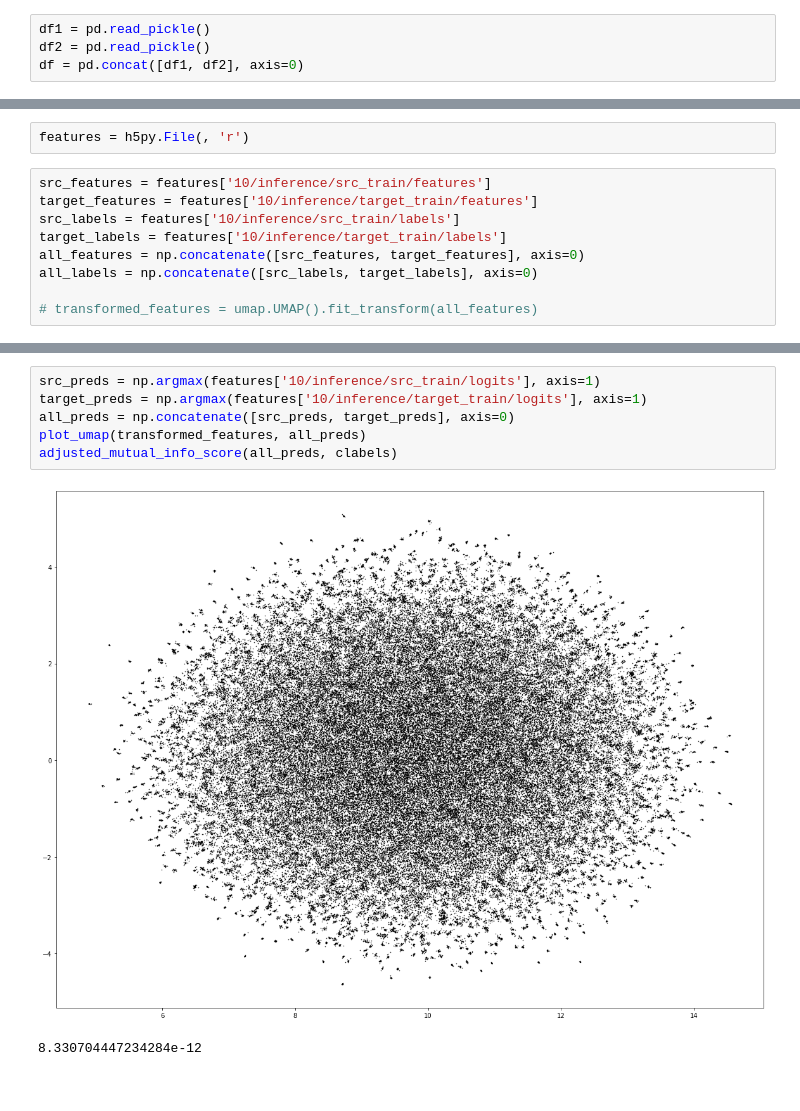
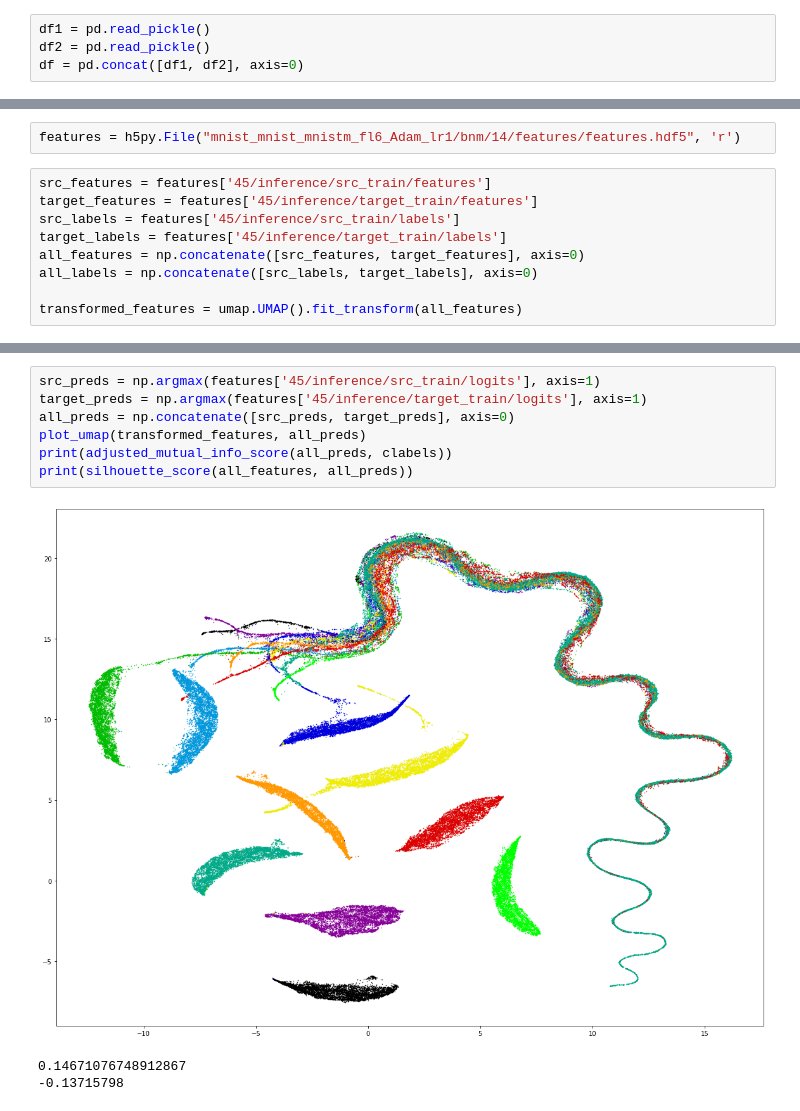
Before and after one commit to KevinMusgrave/powerful-benchmarker, a Jupyter notebook: notebooks/ClassSSMNIST.ipynb, the cells around one changed output, grey strips where cells are left out. Cells and saved outputs as stored; diff of their text form.

```diff
--- a/notebooks/ClassSSMNIST.ipynb
+++ b/notebooks/ClassSSMNIST.ipynb
@@ -27,14 +39,14 @@ z
 # %%
-features = h5py.File(, 'r')
+features = h5py.File("mnist_mnist_mnistm_fl6_Adam_lr1/bnm/14/features/features.hdf5", 'r')
 # %%
-src_features = features['10/inference/src_train/features']
-target_features = features['10/inference/target_train/features']
-src_labels = features['10/inference/src_train/labels']
-target_labels = features['10/inference/target_train/labels']
+src_features = features['45/inference/src_train/features']
+target_features = features['45/inference/target_train/features']
+src_labels = features['45/inference/src_train/labels']
+target_labels = features['45/inference/target_train/labels']
 all_features = np.concatenate([src_features, target_features], axis=0)
 all_labels = np.concatenate([src_labels, target_labels], axis=0)
 
-# transformed_features = umap.UMAP().fit_transform(all_features)
+transformed_features = umap.UMAP().fit_transform(all_features)
 # %%
 def plot_umap(umap_embeddings, labels):
     label_set = np.unique(labels)
@@ -85,9 +96,11 @@ unique cluster labels [1 2 3 4 5]
 # %%
-src_preds = np.argmax(features['10/inference/src_train/logits'], axis=1)
-target_preds = np.argmax(features['10/inference/target_train/logits'], axis=1)
+src_preds = np.argmax(features['45/inference/src_train/logits'], axis=1)
+target_preds = np.argmax(features['45/inference/target_train/logits'], axis=1)
 all_preds = np.concatenate([src_preds, target_preds], axis=0)
 plot_umap(transformed_features, all_preds)
-adjusted_mutual_info_score(all_preds, clabels)
+print(adjusted_mutual_info_score(all_preds, clabels))
+print(silhouette_score(all_features, all_preds))
 # %% [output]
-[figure, old version]
+[figure, new version]
-8.330704447234284e-12
+0.14671076748912867
+-0.13715798
```
Also changed, not shown: parts of 3 cells of this notebook.
